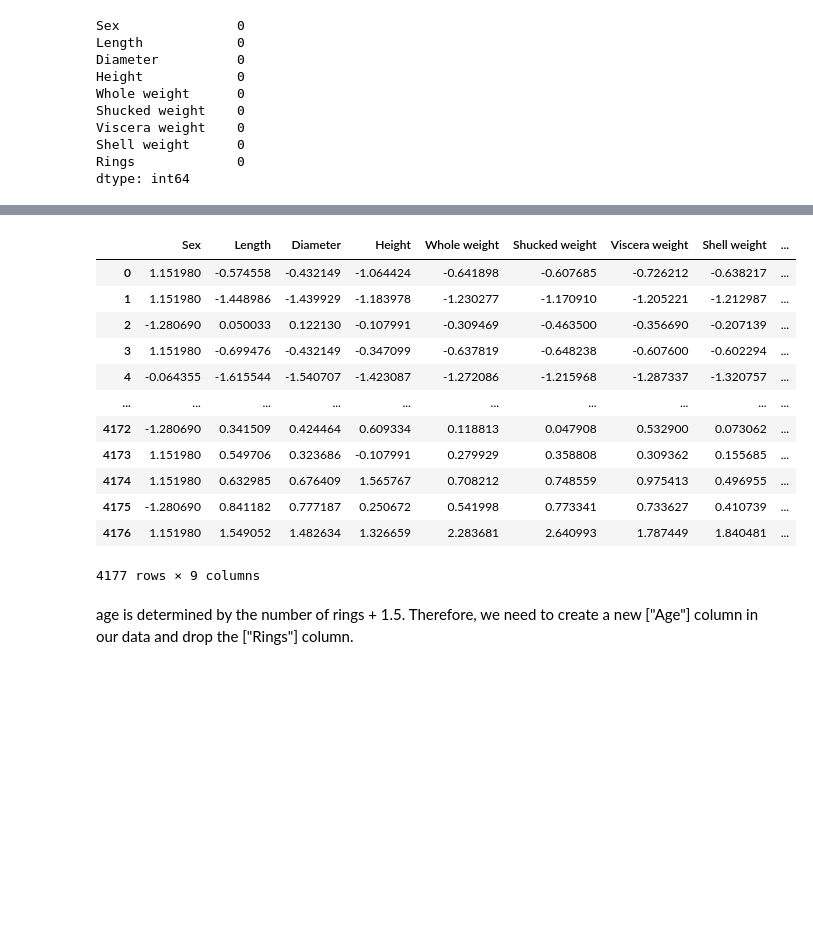
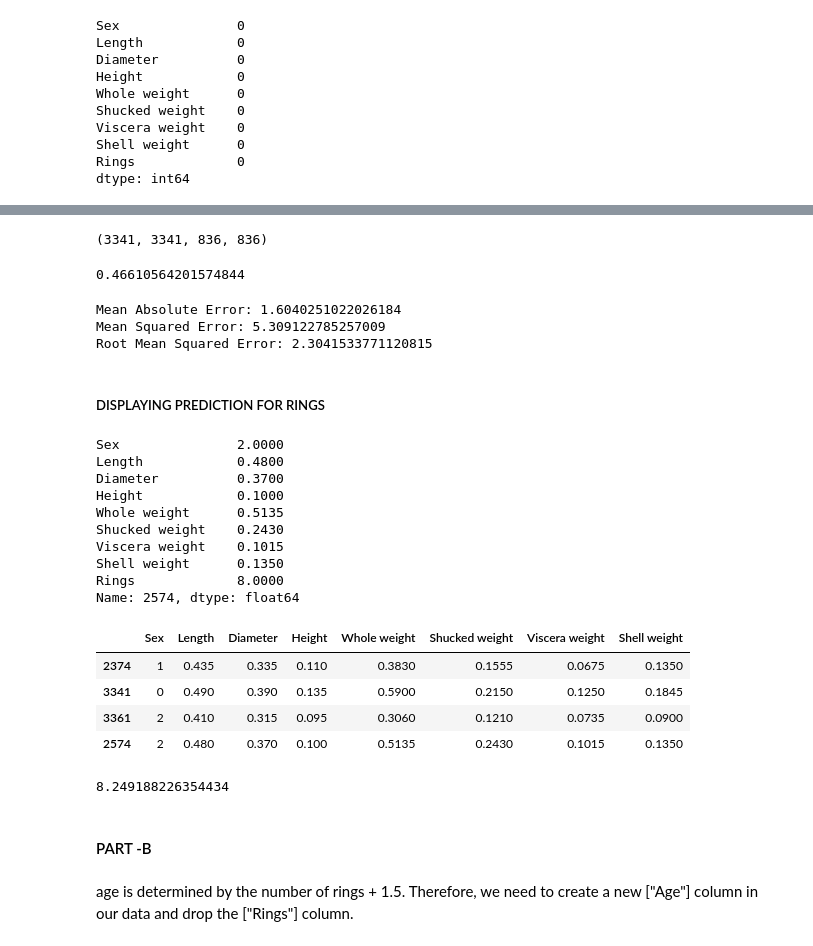
Before and after one commit to Shreyam25/boat, a Jupyter notebook: MIDS-3.ipynb, the cells around one changed output, grey strips where cells are left out. Cells and saved outputs as stored; diff of their text form; code cells hidden in the pictures; blank space fills up the shorter version.

```diff
--- a/MIDS-3.ipynb
+++ b/MIDS-3.ipynb
@@ -96,21 +118,66 @@ data["Sex"] =  l_encoder.fit_transform(data["Sex"])
+# %%
+# Split data into X and y
+X_r = data.drop("Rings", axis=1) #axis=1 means that we drop the entire column
+y_r = data["Rings"]
+# %%
+from sklearn.model_selection import train_test_split
+
+# Split data into train and test sets
+Xr_train, Xr_test, yr_train, yr_test = train_test_split(X_r , y_r,test_size=0.2,random_state=14)
+# %%
+len(Xr_train), len(yr_train), len(Xr_test), len(yr_test)
+# %% [output]
+(3341, 3341, 836, 836)
+# %%
+from sklearn.linear_model import LinearRegression
+model=LinearRegression() # initialzing the model
+model.fit(Xr_train, yr_train)
+yr_pred=model.predict(Xr_test)
+from sklearn.metrics import r2_score
+r2_score( yr_test,yr_pred)
+# %% [output]
+0.46610564201574844
+# %%
+from sklearn import metrics
+import numpy as np
+print('Mean Absolute Error:', metrics.mean_absolute_error(yr_test, yr_pred))
+print('Mean Squared Error:', metrics.mean_squared_error(yr_test, yr_pred))
+print('Root Mean Squared Error:', np.sqrt(metrics.mean_squared_error(yr_test, yr_pred)))
+# %% [output]
+Mean Absolute Error: 1.6040251022026184
+Mean Squared Error: 5.309122785257009
+Root Mean Squared Error: 2.3041533771120815
+# %% [markdown]
+##### DISPLAYING PREDICTION FOR RINGS
+# %%
+data.loc[2574,:]
+# %% [output]
+Sex               2.0000
+Length            0.4800
+Diameter          0.3700
+Height            0.1000
+Whole weight      0.5135
+Shucked weight    0.2430
+Viscera weight    0.1015
+Shell weight      0.1350
+Rings             8.0000
+Name: 2574, dtype: float64
 # %%
-from sklearn.preprocessing import scale
-data_scaled=pd.DataFrame(scale(data),columns=data.columns)
-data_scaled
+Xr_test.head(4)# from sklearn.preprocessing import scale
+# data_scaled=pd.DataFrame(scale(data),columns=data.columns)
+# data_scaled
 # %% [output]
-|  | Sex | Length | Diameter | Height | Whole weight | Shucked weight | Viscera weight | Shell weight | ... |
-| 0 | 1.151980 | -0.574558 | -0.432149 | -1.064424 | -0.641898 | -0.607685 | -0.726212 | -0.638217 | ... |
-| 1 | 1.151980 | -1.448986 | -1.439929 | -1.183978 | -1.230277 | -1.170910 | -1.205221 | -1.212987 | ... |
-| 2 | -1.280690 | 0.050033 | 0.122130 | -0.107991 | -0.309469 | -0.463500 | -0.356690 | -0.207139 | ... |
-| 3 | 1.151980 | -0.699476 | -0.432149 | -0.347099 | -0.637819 | -0.648238 | -0.607600 | -0.602294 | ... |
-| 4 | -0.064355 | -1.615544 | -1.540707 | -1.423087 | -1.272086 | -1.215968 | -1.287337 | -1.320757 | ... |
-| ... | ... | ... | ... | ... | ... | ... | ... | ... | ... |
-| 4172 | -1.280690 | 0.341509 | 0.424464 | 0.609334 | 0.118813 | 0.047908 | 0.532900 | 0.073062 | ... |
-| 4173 | 1.151980 | 0.549706 | 0.323686 | -0.107991 | 0.279929 | 0.358808 | 0.309362 | 0.155685 | ... |
-| 4174 | 1.151980 | 0.632985 | 0.676409 | 1.565767 | 0.708212 | 0.748559 | 0.975413 | 0.496955 | ... |
-| 4175 | -1.280690 | 0.841182 | 0.777187 | 0.250672 | 0.541998 | 0.773341 | 0.733627 | 0.410739 | ... |
-| 4176 | 1.151980 | 1.549052 | 1.482634 | 1.326659 | 2.283681 | 2.640993 | 1.787449 | 1.840481 | ... |
+|  | Sex | Length | Diameter | Height | Whole weight | Shucked weight | Viscera weight | Shell weight |
+| 2374 | 1 | 0.435 | 0.335 | 0.110 | 0.3830 | 0.1555 | 0.0675 | 0.1350 |
+| 3341 | 0 | 0.490 | 0.390 | 0.135 | 0.5900 | 0.2150 | 0.1250 | 0.1845 |
+| 3361 | 2 | 0.410 | 0.315 | 0.095 | 0.3060 | 0.1210 | 0.0735 | 0.0900 |
+| 2574 | 2 | 0.480 | 0.370 | 0.100 | 0.5135 | 0.2430 | 0.1015 | 0.1350 |
-4177 rows × 9 columns
+# %%
+yr_pred[3]
+# %% [output]
+8.249188226354434
+# %% [markdown]
+#### PART -B
 # %% [markdown]
 age is determined by the number of rings + 1.5. Therefore, we need to create a new ["Age"] column in our data and drop the ["Rings"] column.
 # %%
```
Also changed, not shown: parts of 12 cells of this notebook.
